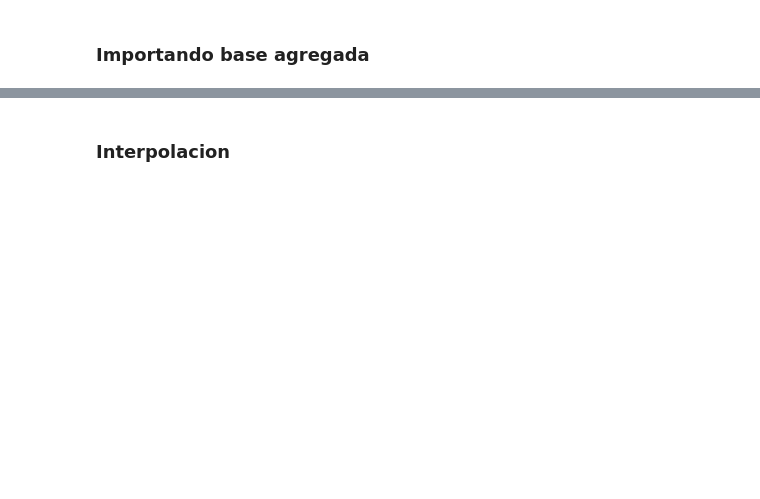
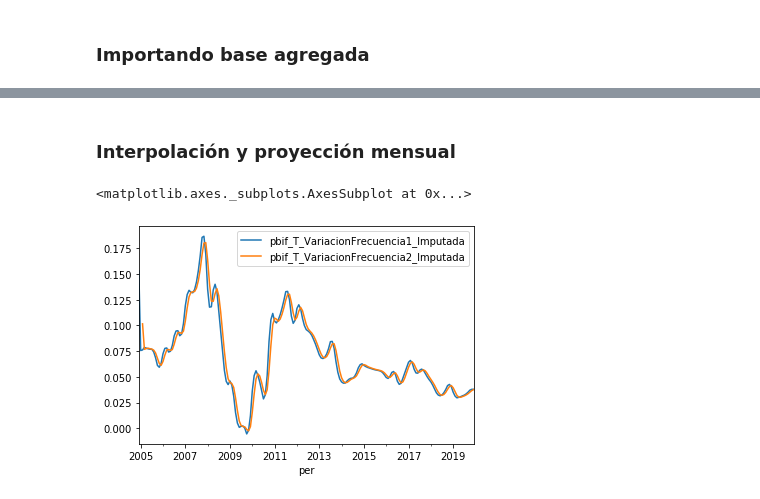
Before and after one commit to ApoyoAnalytics/PIBNowcast, a Jupyter notebook: p2InterpolacionProyeccion.ipynb, the cells around one changed output, grey strips where cells are left out. Saved outputs shown, nothing was run; the diff lists cells and outputs as text; code cells hidden in the pictures; blank space fills up the shorter version.

```diff
--- a/p2InterpolacionProyeccion.ipynb
+++ b/p2InterpolacionProyeccion.ipynb
@@ -63,14 +74,19 @@ def kalman_resultados(model_input,bd_all,var,frq1,frq2,test_size):
     baseResultados = BaseInterpolacion[[NombreVariableFrecuencia1Filtrada,NombreVariableFrecuencia2Filtrada,NombreVariableFrecuencia1Imputada,NombreVariableFrecuencia2Imputada]]
 
     return BaseInterpolacion, KalmanInterpolador, baseResultados
-# %% [markdown]
-### Interpolacion
+# %% [markdown]
+### Interpolación y proyección mensual
 # %%
 baseFinal = pd.DataFrame()
 for y in VariablesPBI:
 
     _,_,baseInterpolacion = kalman_resultados(rutaEstimacion + 'ModelosKalman.xlsx', bd_all, y, frq1, frq2,0)
-    baseFinal = baseFinal.join(baseInterpolacion, how = 'outer')
+    baseFinal = baseFinal.join(baseInterpolacion[baseInterpolacion.columns[2:]], how = 'outer')
 # %%
 with pd.ExcelWriter(rutaDestino + 'baseInterpolacion.xlsx') as writer:
     baseFinal.to_excel(writer, sheet_name = 'Interpol')
+# %%
+baseFinal.plot()
+# %% [output]
+<matplotlib.axes._subplots.AxesSubplot at 0x...>
+[figure, added]
```
Also changed, not shown: parts of 4 cells of this notebook, 12 other files.
